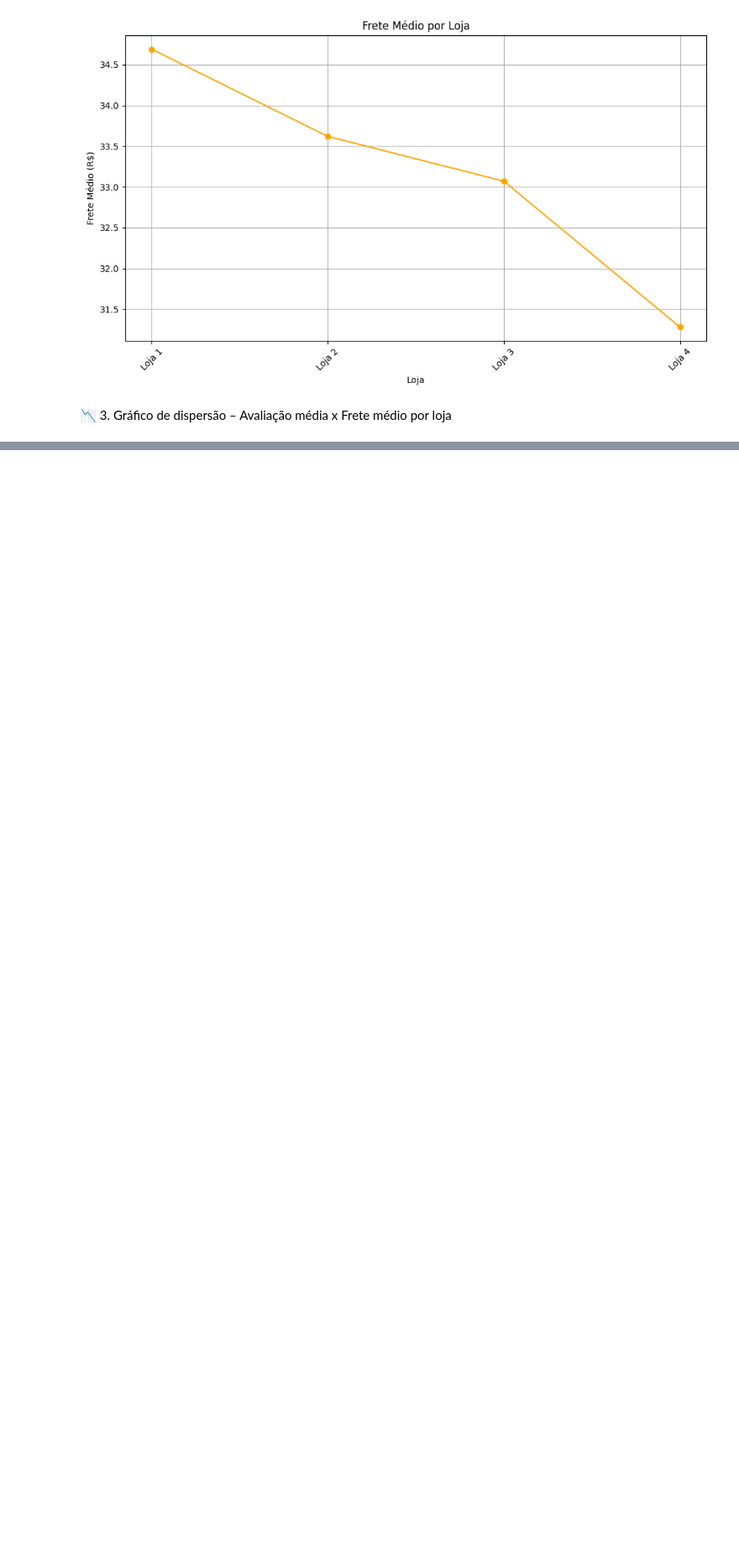
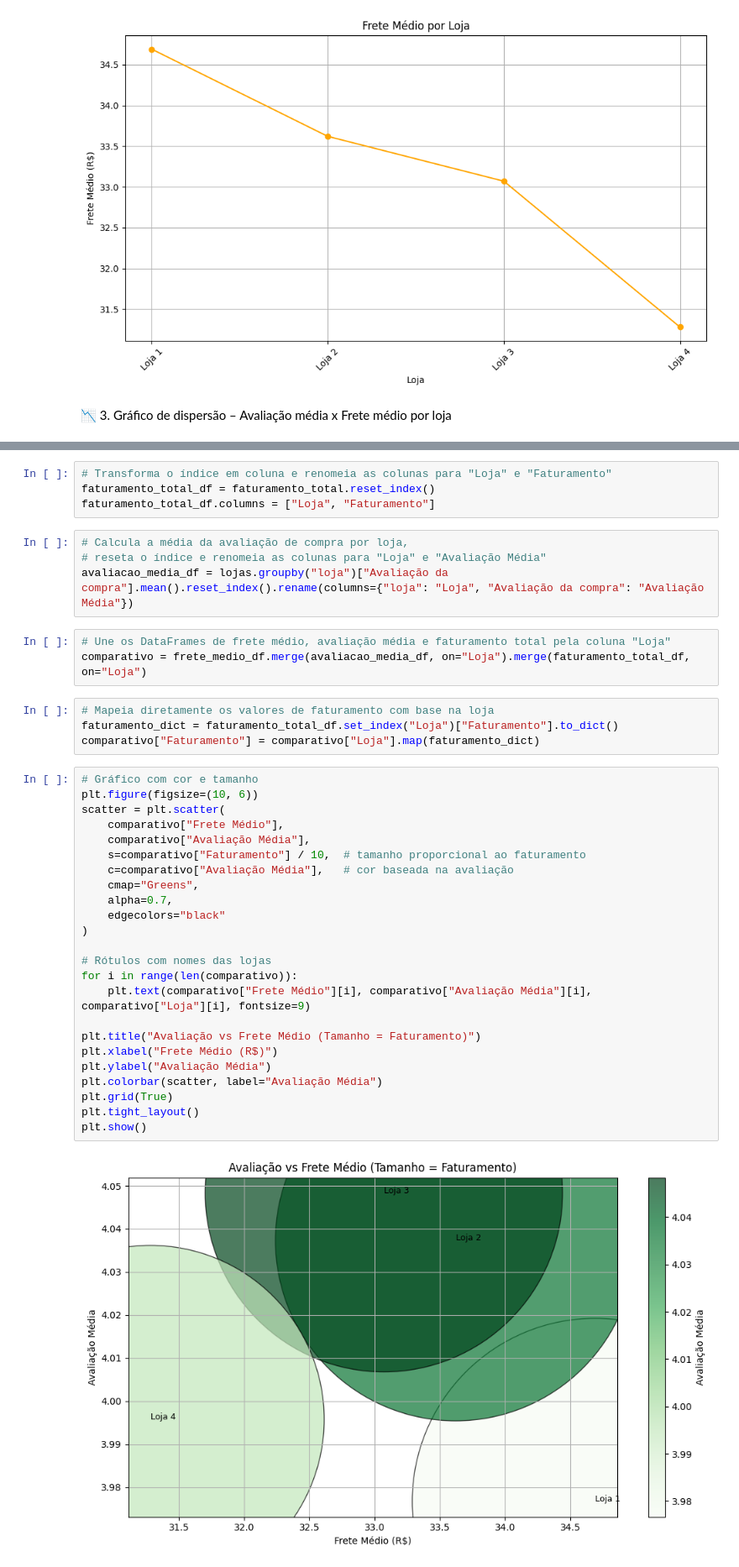
Before and after one commit to brunovieirabvm/alurastore_br, a Jupyter notebook: AluraStore_Br.ipynb, the cells around one changed output, grey strips where cells are left out. Shown: that part at 84% size. Saved outputs shown, nothing was run; the diff lists cells and outputs as text; blank space fills up the shorter version.

```diff
--- a/AluraStore_Br.ipynb
+++ b/AluraStore_Br.ipynb
@@ -306,0 +271,41 @@ plt.show()
+# %%
+# Transforma o índice em coluna e renomeia as colunas para "Loja" e "Faturamento"
+faturamento_total_df = faturamento_total.reset_index()
+faturamento_total_df.columns = ["Loja", "Faturamento"]
+# %%
+# Calcula a média da avaliação de compra por loja,
+# reseta o índice e renomeia as colunas para "Loja" e "Avaliação Média"
+avaliacao_media_df = lojas.groupby("loja")["Avaliação da compra"].mean().reset_index().rename(columns={"loja": "Loja", "Avaliação da compra": "Avaliação Média"})
+# %%
+# Une os DataFrames de frete médio, avaliação média e faturamento total pela coluna "Loja"
+comparativo = frete_medio_df.merge(avaliacao_media_df, on="Loja").merge(faturamento_total_df, on="Loja")
+# %%
+# Mapeia diretamente os valores de faturamento com base na loja
+faturamento_dict = faturamento_total_df.set_index("Loja")["Faturamento"].to_dict()
+comparativo["Faturamento"] = comparativo["Loja"].map(faturamento_dict)
+# %%
+# Gráfico com cor e tamanho
+plt.figure(figsize=(10, 6))
+scatter = plt.scatter(
+    comparativo["Frete Médio"],
+    comparativo["Avaliação Média"],
+    s=comparativo["Faturamento"] / 10,  # tamanho proporcional ao faturamento
+    c=comparativo["Avaliação Média"],   # cor baseada na avaliação
+    cmap="Greens",
+    alpha=0.7,
+    edgecolors="black"
+)
+
+# Rótulos com nomes das lojas
+for i in range(len(comparativo)):
+    plt.text(comparativo["Frete Médio"][i], comparativo["Avaliação Média"][i], comparativo["Loja"][i], fontsize=9)
+
+plt.title("Avaliação vs Frete Médio (Tamanho = Faturamento)")
+plt.xlabel("Frete Médio (R$)")
+plt.ylabel("Avaliação Média")
+plt.colorbar(scatter, label="Avaliação Média")
+plt.grid(True)
+plt.tight_layout()
+plt.show()
+# %% [output]
+[figure, added]
```
Also changed, not shown: parts of 8 cells of this notebook.
